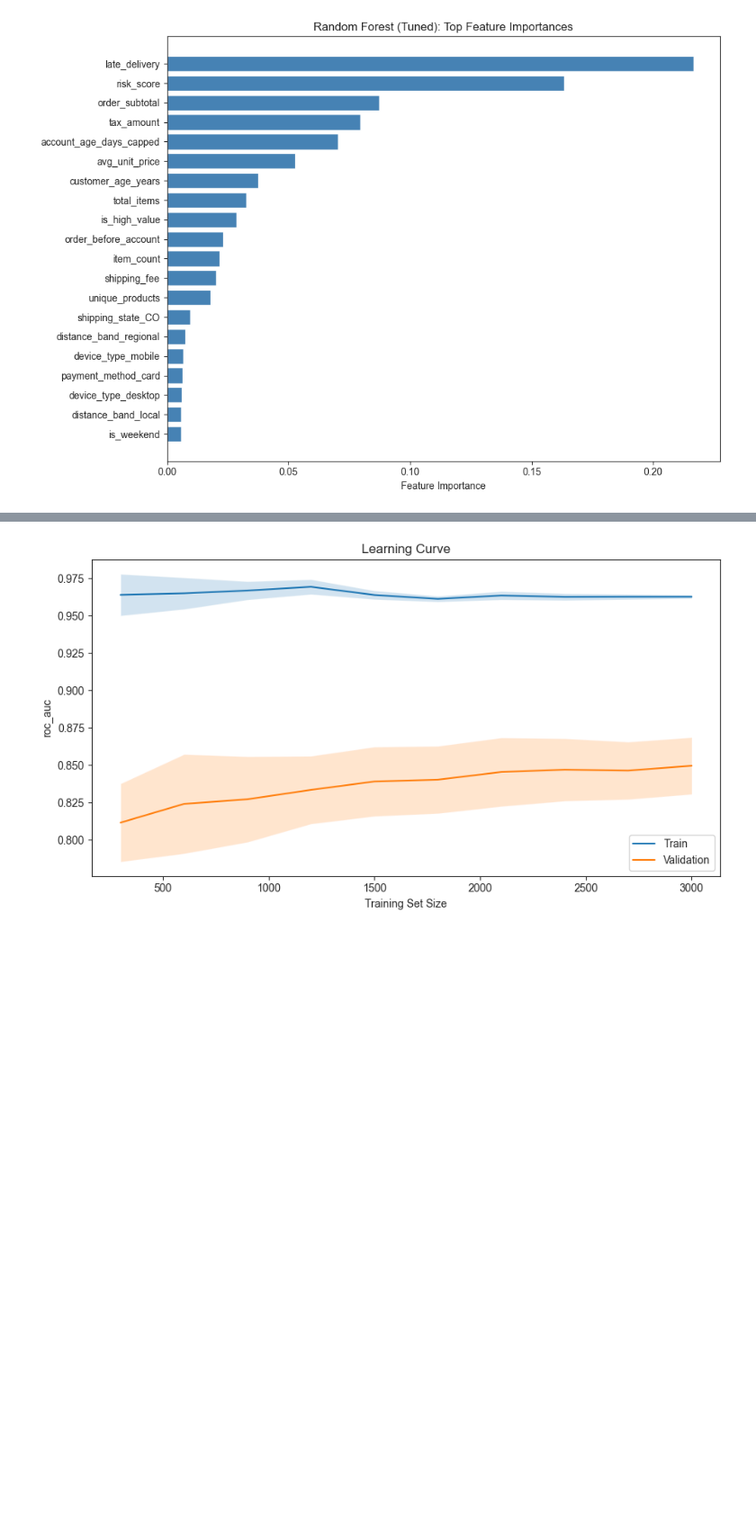
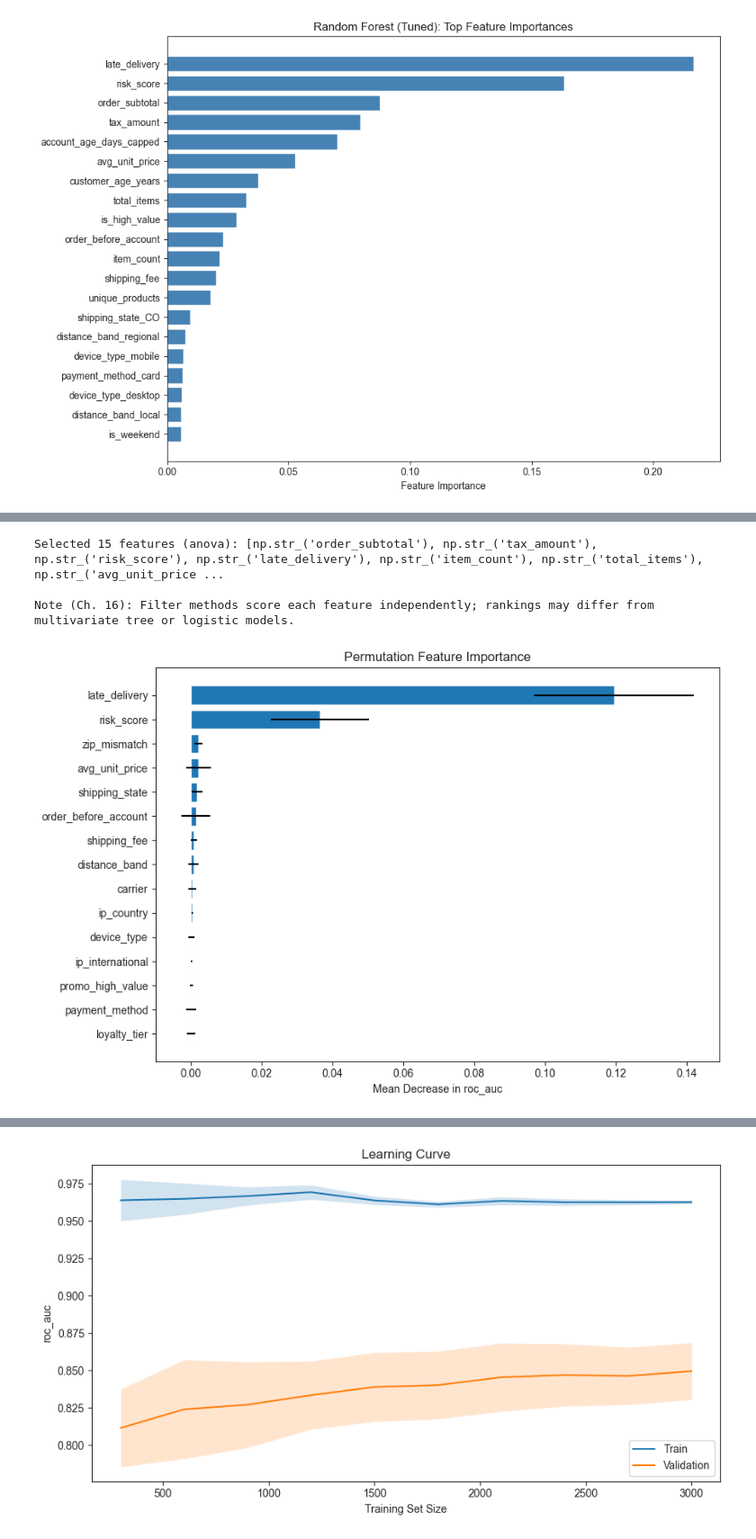
Before and after one commit to d-rex14/455-full-pipeline, a Jupyter notebook: fraud_detection.ipynb, the cells around one changed output, grey strips where cells are left out. Shown at 90% size. Drawn from its saved outputs; the diff is of its cells as text; code cells hidden in the pictures; blank space fills up the shorter version.

Commit message:
fix: adding requirements from chapter 16 so the data pipeline is fully compliant with requirements

```diff
--- a/fraud_detection.ipynb
+++ b/fraud_detection.ipynb
@@ -861 +874,33 @@ All evaluation is performed on the held-out test set (20%, stratified).
 > **Note:** `pl.eval_classification` reports weighted-average F1. The table below uses `f1_score(pos_label=1, average='binary')` — the fraud-class F1 that matters for the business.
+# %%
+# Cell 30 — Filter feature selection (Ch. 16: SelectKBest + ANOVA F-test)
+# Univariate screen on the encoded training design matrix (same representation as gradient boosting).
+_fn = list(X_train_encoded.columns)
+_k = min(15, len(_fn))
+_filter_selector, selected_filter = pl.select_features_filter(
+    X_train_encoded.values, y_train,
+    feature_names=_fn,
+    k=_k,
+    method='anova'
+)
+print(
+    "\nNote (Ch. 16): Filter methods score each feature independently; "
+    "rankings may differ from multivariate tree or logistic models."
+)
+# %% [output]
+Selected 15 features (anova): [np.str_('order_subtotal'), np.str_('tax_amount'), np.str_('risk_score'), np.str_('late_delivery'), np.str_('item_count'), np.str_('total_items'), np.str_('avg_unit_price ...
+
+Note (Ch. 16): Filter methods score each feature independently; rankings may differ from multivariate tree or logistic models.
+# %%
+# Cell 31 — Permutation feature importance (Ch. 16; model-agnostic)
+# sklearn permutes each column of X at the Pipeline input — names align with raw X_test.
+_perm_names = list(X_test.columns)
+pfi_df = pl.permutation_importance_report(
+    best_rf, X_test, y_test,
+    feature_names=_perm_names,
+    scoring='roc_auc',
+    n_repeats=10,
+    top_n=15
+)
+# %% [output]
+[figure, added]
```
Also changed, not shown: parts of 15 cells of this notebook, 3 other files.
